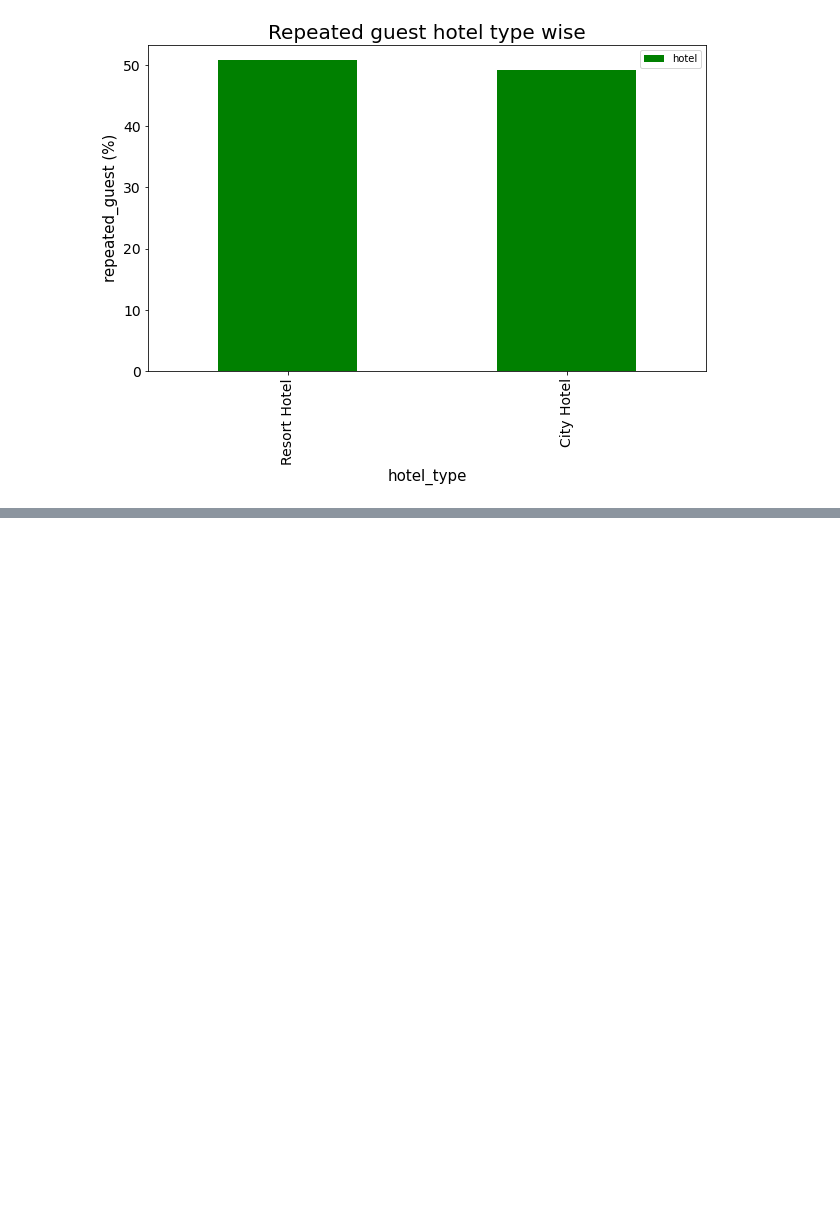
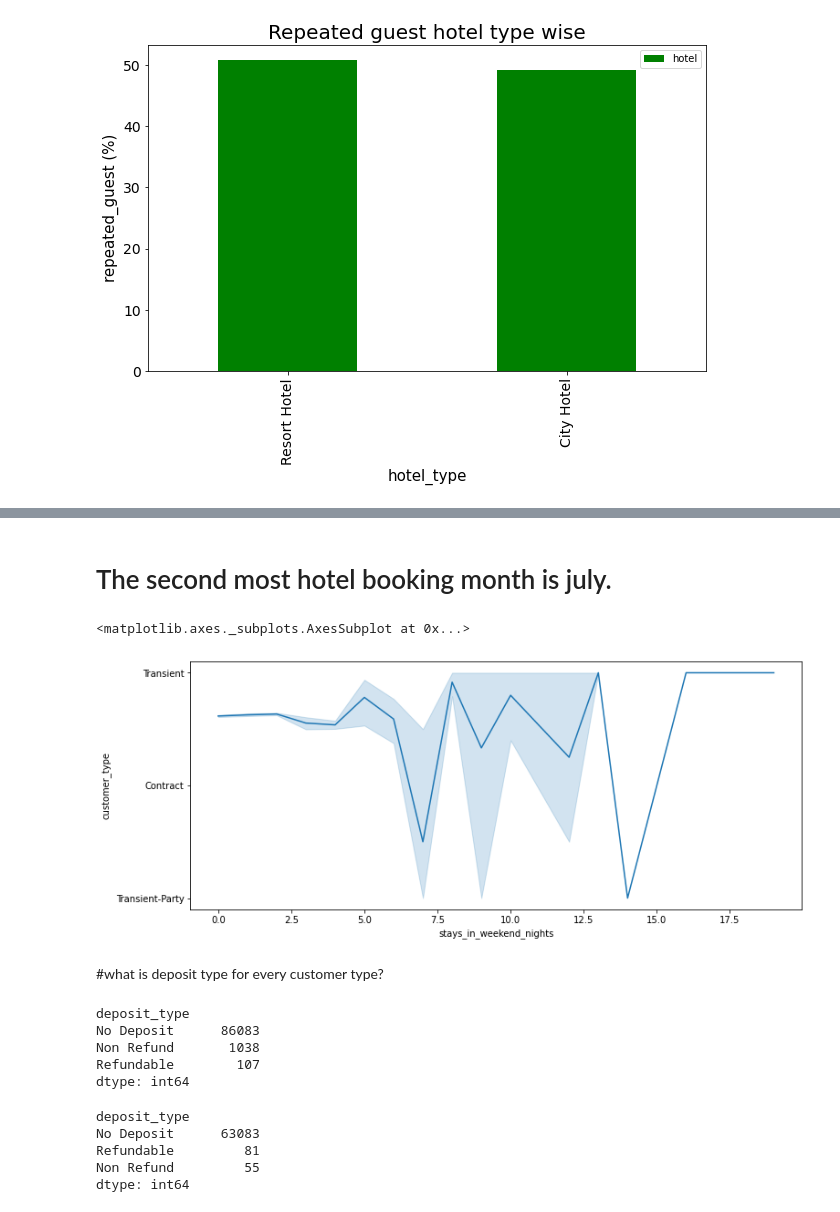
Before and after one commit to sahiljagtap11/Hotel_booking_analysis, a Jupyter notebook: SahilJ_commit_Copy_of_Final_Group_Hotel_Booking_Analysis_Capstone_Project.ipynb, the cells around one changed output, grey strips where cells are left out. Cells and saved outputs as stored; diff of their text form; code cells hidden in the pictures; blank space fills up the shorter version.

```diff
--- a/SahilJ_commit_Copy_of_Final_Group_Hotel_Booking_Analysis_Capstone_Project.ipynb
+++ b/SahilJ_commit_Copy_of_Final_Group_Hotel_Booking_Analysis_Capstone_Project.ipynb
@@ -266,0 +390,27 @@ Text(0, 0.5, 'repeated_guest (%)')
+# %% [markdown]
+# The second most hotel booking month is july.
+# %%
+plt.figure(figsize=(12,5))
+sns.lineplot(x = 'stays_in_weekend_nights', y = 'customer_type',  data = confirm_bookings)
+# %% [output]
+<matplotlib.axes._subplots.AxesSubplot at 0x...>
+[figure, added]
+# %% [markdown]
+#what is deposit type for every customer type?
+# %%
+hotel_data_raw[['deposit_type']].value_counts()
+# %% [output]
+deposit_type
+No Deposit      86083
+Non Refund       1038
+Refundable        107
+dtype: int64
+# %%
+xx= confirm_bookings[['deposit_type']].value_counts()
+xx
+# %% [output]
+deposit_type
+No Deposit      63083
+Refundable         81
+Non Refund         55
+dtype: int64
```
Also changed, not shown: parts of 21 cells of this notebook.
